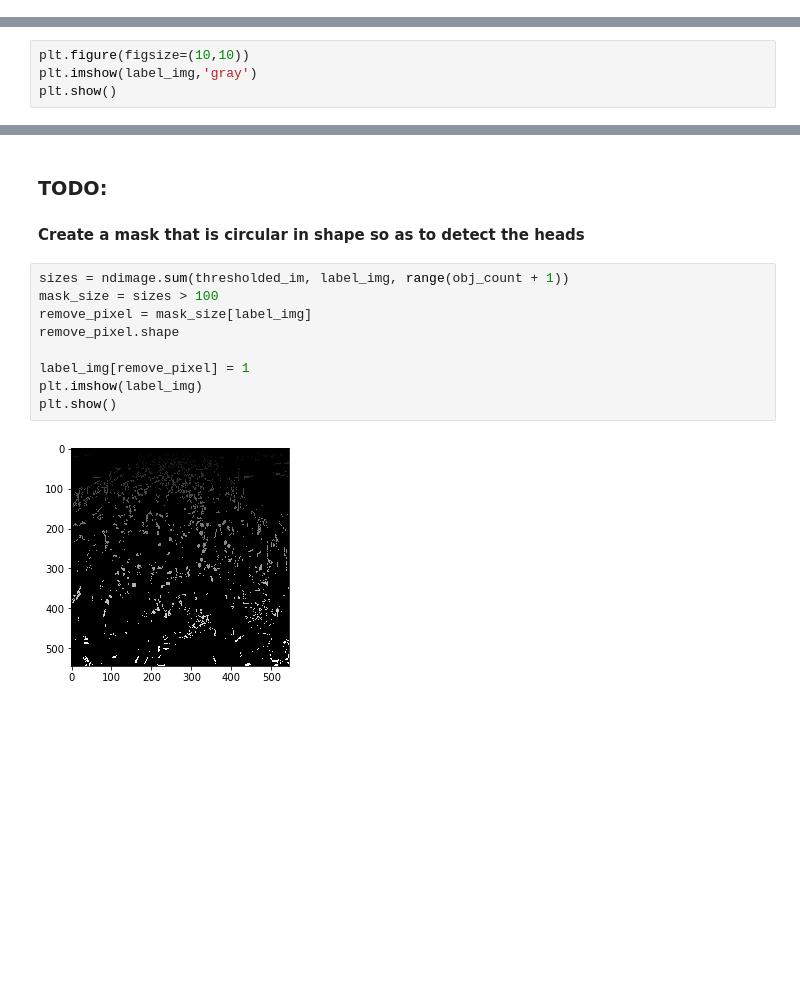
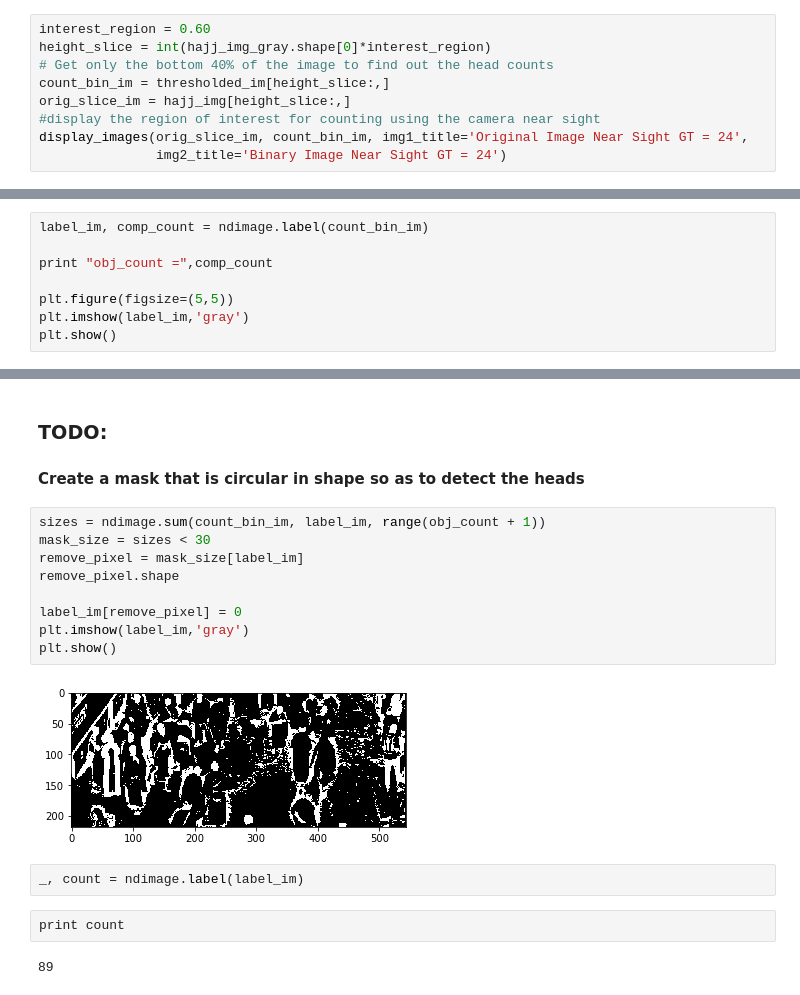
Before and after one commit to thariqkhalid/hajj, a Jupyter notebook: Preprocessing_jamrat_image.ipynb, the cells around one changed output, grey strips where cells are left out. Saved outputs shown, nothing was run; the diff lists cells and outputs as text; blank space fills up the shorter version.

```diff
--- a/Preprocessing_jamrat_image.ipynb
+++ b/Preprocessing_jamrat_image.ipynb
@@ -114,0 +132,9 @@ print obj_count
+# %%
+interest_region = 0.60
+height_slice = int(hajj_img_gray.shape[0]*interest_region)
+# Get only the bottom 40% of the image to find out the head counts
+count_bin_im = thresholded_im[height_slice:,]
+orig_slice_im = hajj_img[height_slice:,]
+#display the region of interest for counting using the camera near sight
+display_images(orig_slice_im, count_bin_im, img1_title='Original Image Near Sight GT = 24',
+               img2_title='Binary Image Near Sight GT = 24')
@@ -115,5 +145,9 @@ print obj_count
 # %%
-plt.figure(figsize=(10,10))
-plt.imshow(label_img,'gray')
+label_im, comp_count = ndimage.label(count_bin_im)
+
+print "obj_count =",comp_count
+
+plt.figure(figsize=(5,5))
+plt.imshow(label_im,'gray')
 plt.show()
 # %% [output]
@@ -122,13 +157,19 @@ plt.show()
 ### TODO:
 #### Create a mask that is circular in shape so as to detect the heads
 # %%
-sizes = ndimage.sum(thresholded_im, label_img, range(obj_count + 1))
-mask_size = sizes > 100
-remove_pixel = mask_size[label_img]
+sizes = ndimage.sum(count_bin_im, label_im, range(obj_count + 1))
+mask_size = sizes < 30
+remove_pixel = mask_size[label_im]
 remove_pixel.shape
 
-label_img[remove_pixel] = 1
-plt.imshow(label_img)
+label_im[remove_pixel] = 0
+plt.imshow(label_im,'gray')
 plt.show()
 # %% [output]
-[figure, old version]
+[figure, new version]
+# %%
+_, count = ndimage.label(label_im)
+# %%
+print count
+# %% [output]
+89
```
Also changed, not shown: parts of 16 cells of this notebook.
